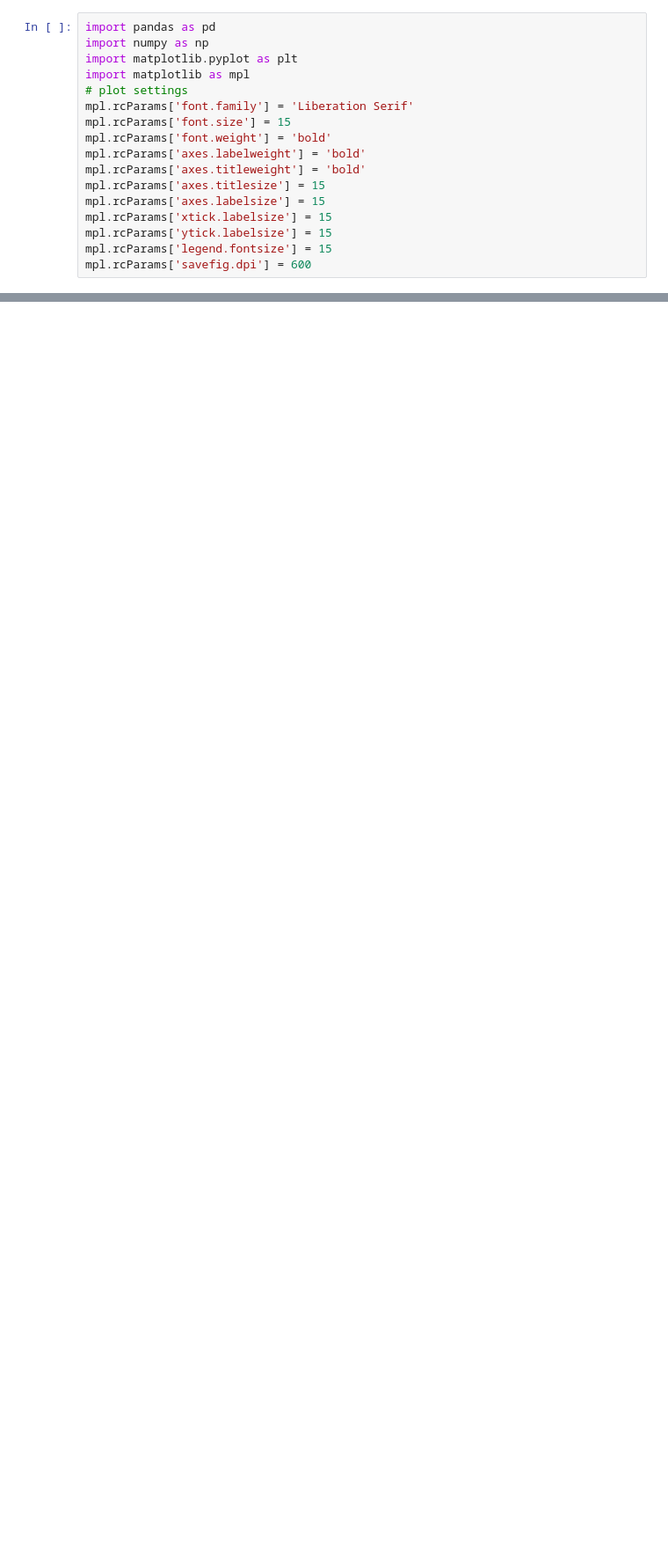
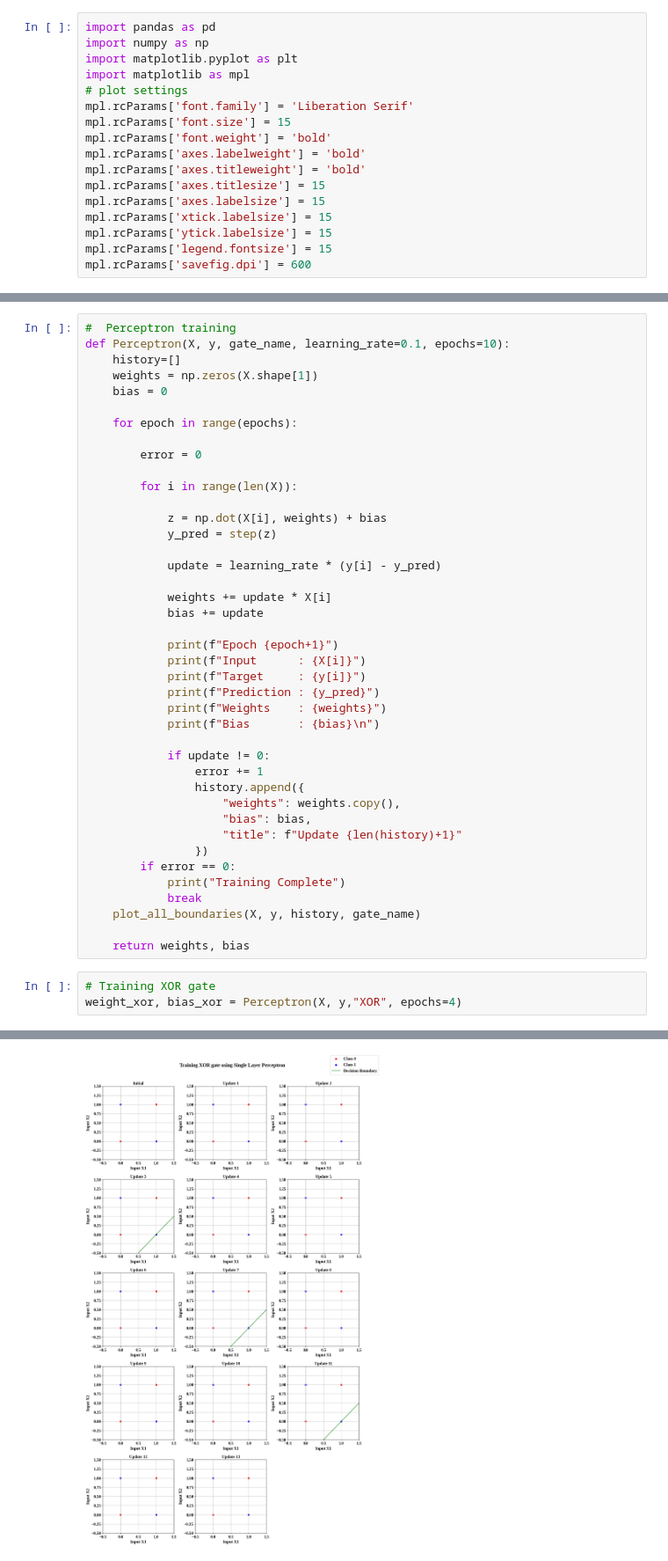
Before and after one commit to ssvibitha/DeepLearningLab_2026-27, a Jupyter notebook: Lab2_MLP/AdditionalTask_2.ipynb, the cells around one changed output, grey strips where cells are left out. Shown at 88% size. Saved outputs shown, nothing was run; the diff lists cells and outputs as text; blank space fills up the shorter version.

```diff
--- a/Lab2_MLP/AdditionalTask_2.ipynb
+++ b/Lab2_MLP/AdditionalTask_2.ipynb
@@ -363,0 +125,45 @@ Predicted Output
+# %%
+#  Perceptron training
+def Perceptron(X, y, gate_name, learning_rate=0.1, epochs=10):
+    history=[]
+    weights = np.zeros(X.shape[1])
+    bias = 0
+
+    for epoch in range(epochs):
+
+        error = 0
+
+        for i in range(len(X)):
+
+            z = np.dot(X[i], weights) + bias
+            y_pred = step(z)
+
+            update = learning_rate * (y[i] - y_pred)
+
+            weights += update * X[i]
+            bias += update
+
+            print(f"Epoch {epoch+1}")
+            print(f"Input      : {X[i]}")
+            print(f"Target     : {y[i]}")
+            print(f"Prediction : {y_pred}")
+            print(f"Weights    : {weights}")
+            print(f"Bias       : {bias}\n")
+
+            if update != 0:
+                error += 1
+                history.append({
+                    "weights": weights.copy(),
+                    "bias": bias,
+                    "title": f"Update {len(history)+1}"
+                })
+        if error == 0:
+            print("Training Complete")
+            break
+    plot_all_boundaries(X, y, history, gate_name)
+
+    return weights, bias
+# %%
+# Training XOR gate
+weight_xor, bias_xor = Perceptron(X, y,"XOR", epochs=4)
+# %% [output]
@@ -363,0 +188 @@ Predicted Output
+[figure, added]
```
Also changed, not shown: parts of 16 cells of this notebook, 5 other files.
